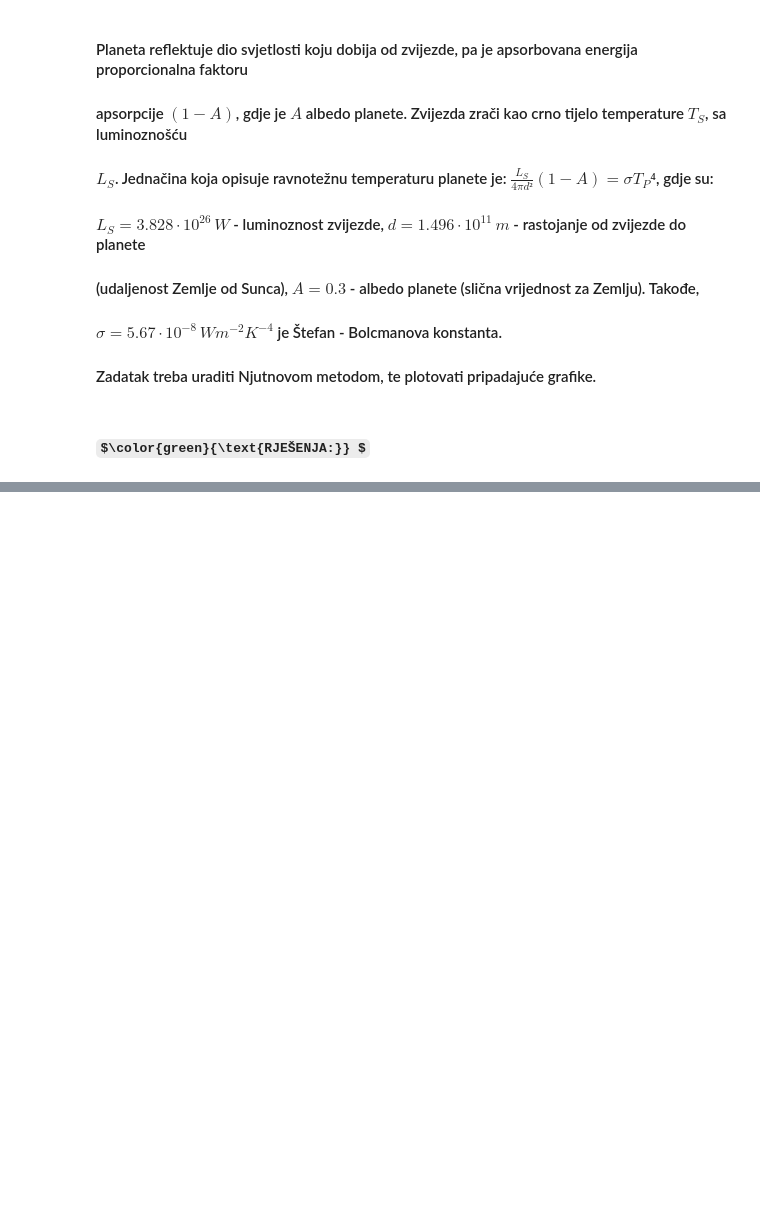
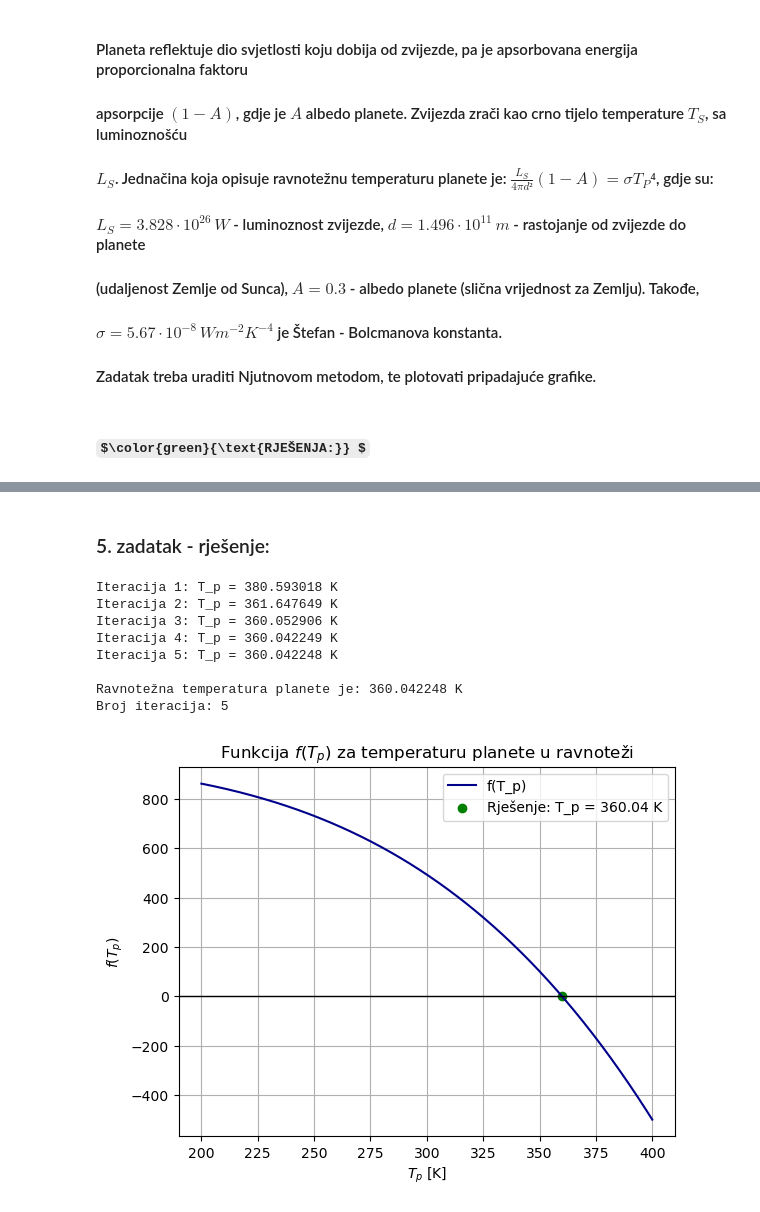
Before and after one commit to zorzeus/Numericke-metode-u-astronomiji, a Jupyter notebook: nma_01.ipynb, the cells around one changed output, grey strips where cells are left out. Drawn from its saved outputs; the diff is of its cells as text; code cells hidden in the pictures; some formulas as TeX source; blank space fills up the shorter version.

```diff
--- a/nma_01.ipynb
+++ b/nma_01.ipynb
@@ -364,0 +417,67 @@ Broj iteracija je: 3
+# %% [markdown]
+### 5. zadatak - rješenje:
+# %%
+# konstante
+L_s = 3.828e26  # luminoznost zvijezde (Sunca) [W]
+d = 1.496e11  # udaljenost od planete do zvijezde [m]
+A = 0.3  # albedo planete
+sigma = 5.670e-8  # Štefan-Bolcmanova konstanta [W/m^2/K^4]
+f = 0.3  # procenat zadržavanja toplote atmosfere (efekat staklene bašte)
+
+def f_Tp(T_p):
+    zracenje_od_zvijezde = L_s * (1 - A) / (4 * np.pi * d**2)
+    zracenje_planete = (1 + f) * sigma * T_p**4
+    povratak_toplote_atmosfere = f * sigma * T_p**4
+    return zracenje_od_zvijezde + povratak_toplote_atmosfere - zracenje_planete
+
+def f_deriv_Tp(T_p):
+    return -4 * sigma * (1 + f) * T_p**3 + 4 * sigma * f * T_p**3
+
+# Početna pretpostavka za temperaturu (npr. 300 K)
+T_p = 300  # inicijalna temperatura u K
+tacnost = 1e-6  # kriterijum za zaustavljanje
+epsilon = 2 * tacnost  # inicijalizacija epsilona
+broj_iteracija = 0
+
+# Njutnov metod
+while np.abs(epsilon) > tacnost:
+    broj_iteracija += 1
+    f_value = f_Tp(T_p)
+    fprim_value = f_deriv_Tp(T_p)
+    epsilon = f_value / fprim_value
+    T_p = T_p - epsilon  # ažuriranje temperature
+
+    # Prekid ako rešenje ide u nerealno negativne vrijednosti
+    if T_p < 0:
+        raise ValueError('Rješenje je negativno. Promijeniti inicijalnu vrijednost.')
+
+    # Prikaz svake iteracije (opciono)
+    print(f"Iteracija {broj_iteracija}: T_p = {T_p:.6f} K")
+
+# Konačni rezultat
+print(f"\nRavnotežna temperatura planete je: {T_p:.6f} K")
+print(f"Broj iteracija: {broj_iteracija}")
+
+# Vizuelizacija funkcije
+T_values = np.linspace(200, 400, 500)  # raspon vrijednosti za prikaz
+f_values = f_Tp(T_values)
+
+plt.plot(T_values, f_values, label='f(T_p)', color='darkblue')
+plt.axhline(0, color='black', linewidth=1)
+plt.scatter(T_p, f_Tp(T_p), color='green', label=fr'Rješenje: T_p = {T_p:.2f} K')
+plt.title(r'Funkcija $f(T_p)$ za temperaturu planete u ravnoteži')
+plt.xlabel('$T_p$ [K]')
+plt.ylabel('$f(T_p)$')
+plt.grid(True)
+plt.legend()
+plt.show()
+# %% [output]
+Iteracija 1: T_p = 380.593018 K
+Iteracija 2: T_p = 361.647649 K
+Iteracija 3: T_p = 360.052906 K
+Iteracija 4: T_p = 360.042249 K
+Iteracija 5: T_p = 360.042248 K
+
+Ravnotežna temperatura planete je: 360.042248 K
+Broj iteracija: 5
+[figure, added]
```
Also changed, not shown: parts of 2 cells of this notebook, 5 other files.
